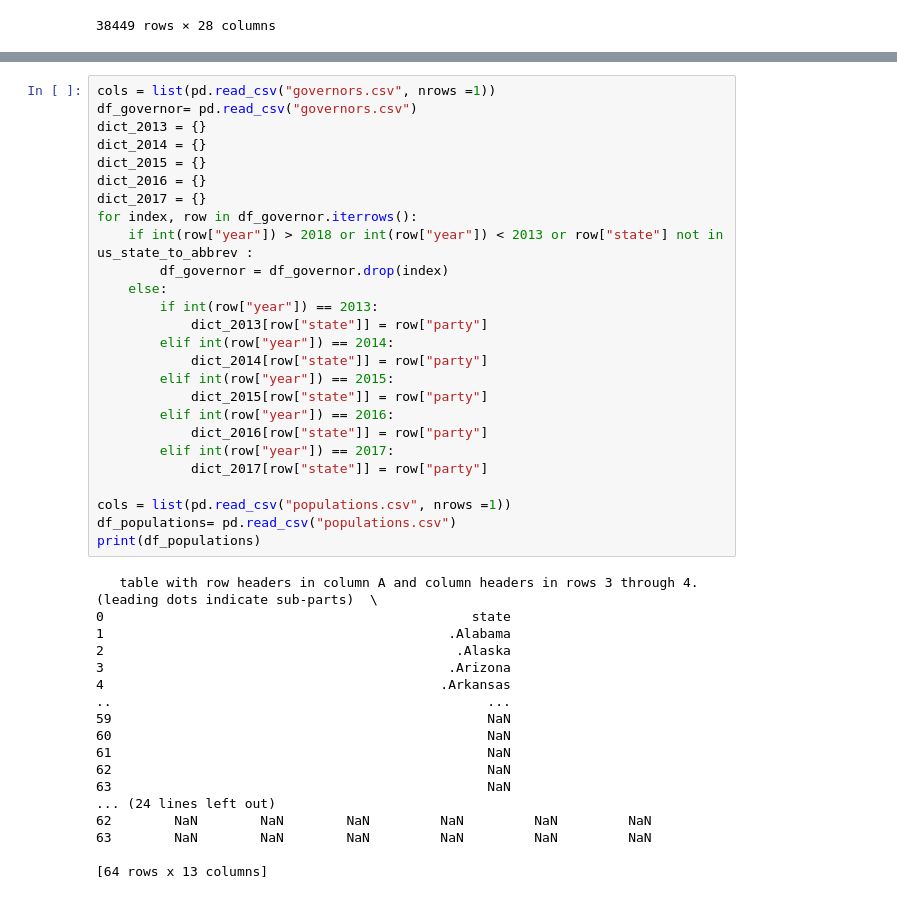
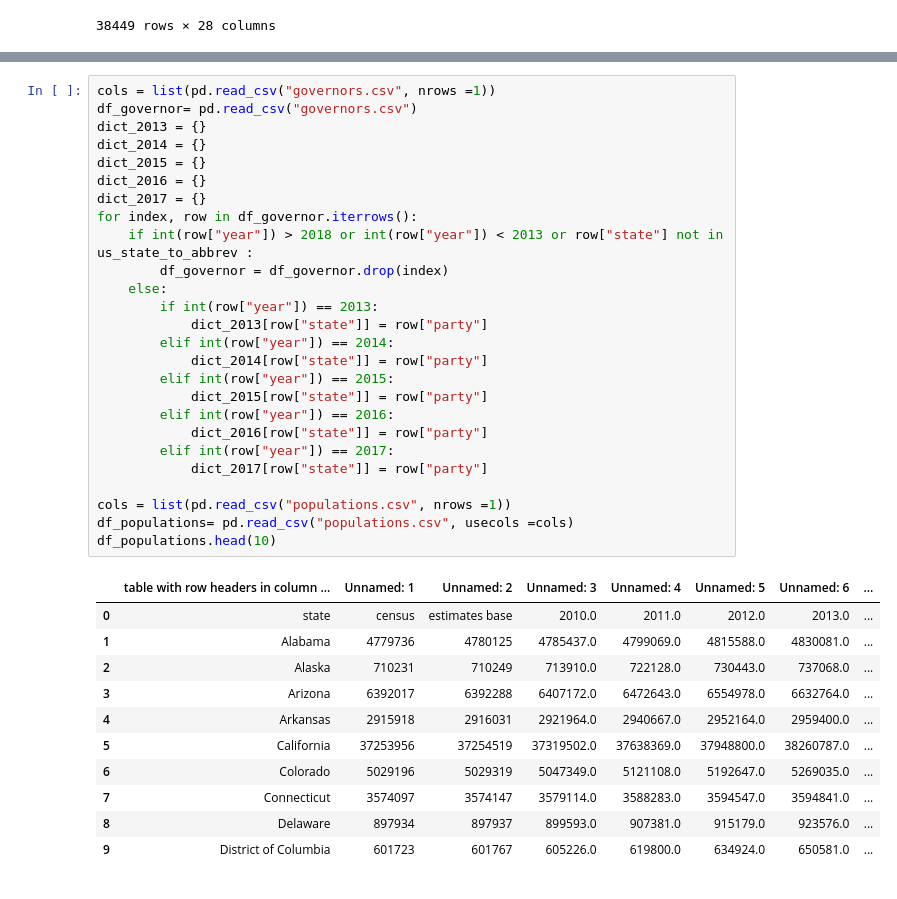
Before and after one commit to nvenkate-cyber/gun_shootings.github.io, a Jupyter notebook: Gun-Violence.ipynb, the cells around one changed output, grey strips where cells are left out. Saved outputs shown, nothing was run; the diff lists cells and outputs as text.

Commit message:
Reading Populations File

```diff
--- a/Gun-Violence.ipynb
+++ b/Gun-Violence.ipynb
@@ -181,44 +181,38 @@ DEPRECATION: Configuring installation scheme with distutils config files is depr
 # %%
 cols = list(pd.read_csv("governors.csv", nrows =1))
 df_governor= pd.read_csv("governors.csv")
 dict_2013 = {}
 dict_2014 = {}
 dict_2015 = {}
 dict_2016 = {}
 dict_2017 = {}
 for index, row in df_governor.iterrows():
     if int(row["year"]) > 2018 or int(row["year"]) < 2013 or row["state"] not in us_state_to_abbrev :
         df_governor = df_governor.drop(index)
     else:
         if int(row["year"]) == 2013:
             dict_2013[row["state"]] = row["party"]
         elif int(row["year"]) == 2014:
             dict_2014[row["state"]] = row["party"]
         elif int(row["year"]) == 2015:
             dict_2015[row["state"]] = row["party"]
         elif int(row["year"]) == 2016:
             dict_2016[row["state"]] = row["party"]
         elif int(row["year"]) == 2017:
             dict_2017[row["state"]] = row["party"]
 
 cols = list(pd.read_csv("populations.csv", nrows =1))
-df_populations= pd.read_csv("populations.csv")
-print(df_populations)
+df_populations= pd.read_csv("populations.csv", usecols =cols)
+df_populations.head(10)
 # %% [output]
-   table with row headers in column A and column headers in rows 3 through 4. (leading dots indicate sub-parts)  \
-0                                               state
-1                                            .Alabama
-2                                             .Alaska
-3                                            .Arizona
-4                                           .Arkansas
-..                                                ...
-59                                                NaN
-60                                                NaN
-61                                                NaN
-62                                                NaN
-63                                                NaN
-... (24 lines left out)
-62        NaN        NaN        NaN         NaN         NaN         NaN
-63        NaN        NaN        NaN         NaN         NaN         NaN
-
-[64 rows x 13 columns]
+|  | table with row headers in column ... | Unnamed: 1 | Unnamed: 2 | Unnamed: 3 | Unnamed: 4 | Unnamed: 5 | Unnamed: 6 | ... |
+| 0 | state | census | estimates base | 2010.0 | 2011.0 | 2012.0 | 2013.0 | ... |
+| 1 | Alabama | 4779736 | 4780125 | 4785437.0 | 4799069.0 | 4815588.0 | 4830081.0 | ... |
+| 2 | Alaska | 710231 | 710249 | 713910.0 | 722128.0 | 730443.0 | 737068.0 | ... |
+| 3 | Arizona | 6392017 | 6392288 | 6407172.0 | 6472643.0 | 6554978.0 | 6632764.0 | ... |
+| 4 | Arkansas | 2915918 | 2916031 | 2921964.0 | 2940667.0 | 2952164.0 | 2959400.0 | ... |
+| 5 | California | 37253956 | 37254519 | 37319502.0 | 37638369.0 | 37948800.0 | 38260787.0 | ... |
+| 6 | Colorado | 5029196 | 5029319 | 5047349.0 | 5121108.0 | 5192647.0 | 5269035.0 | ... |
+| 7 | Connecticut | 3574097 | 3574147 | 3579114.0 | 3588283.0 | 3594547.0 | 3594841.0 | ... |
+| 8 | Delaware | 897934 | 897937 | 899593.0 | 907381.0 | 915179.0 | 923576.0 | ... |
+| 9 | District of Columbia | 601723 | 601767 | 605226.0 | 619800.0 | 634924.0 | 650581.0 | ... |
```
Also changed, not shown: 1 other file.
